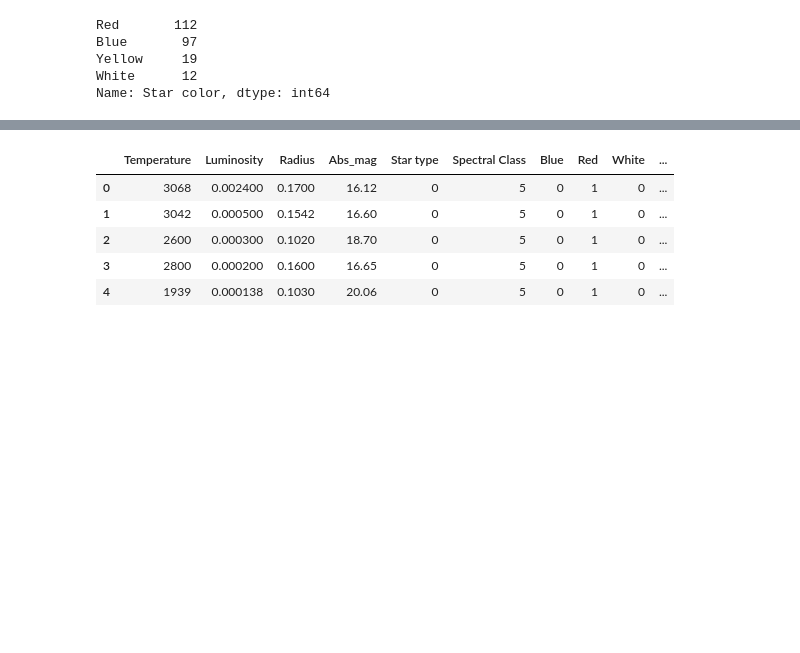
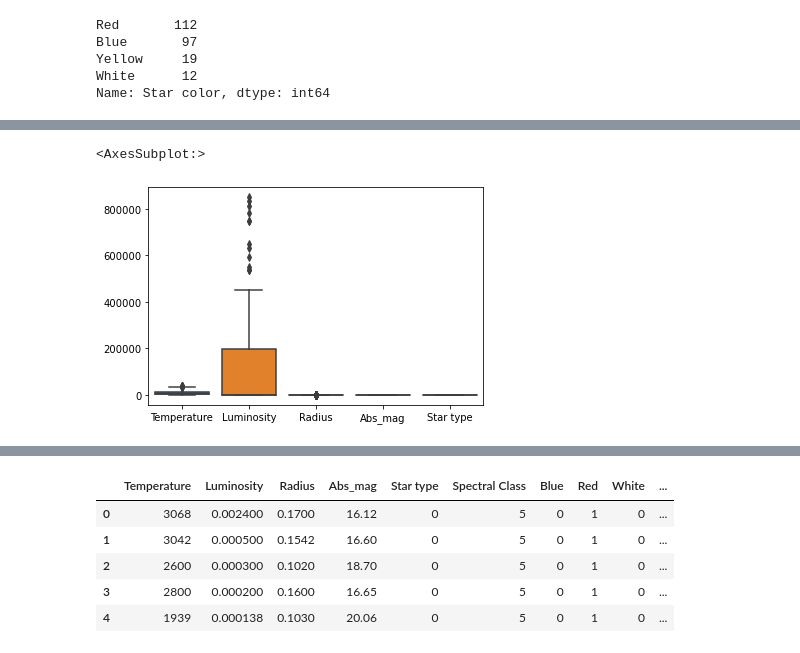
Before and after one commit to yasminebouazza/GoMyCode, a Jupyter notebook: Project (1).ipynb, the cells around one changed output, grey strips where cells are left out. Saved outputs shown, nothing was run; the diff lists cells and outputs as text; code cells hidden in the pictures; blank space fills up the shorter version.

```diff
--- a/Project (1).ipynb
+++ b/Project (1).ipynb
@@ -308,0 +136,5 @@ Name: Star color, dtype: int64
+# %%
+sns.boxplot(data=df2[num_cols])
+# %% [output]
+<AxesSubplot:>
+[figure, added]
```
Also changed, not shown: parts of 32 cells of this notebook.
